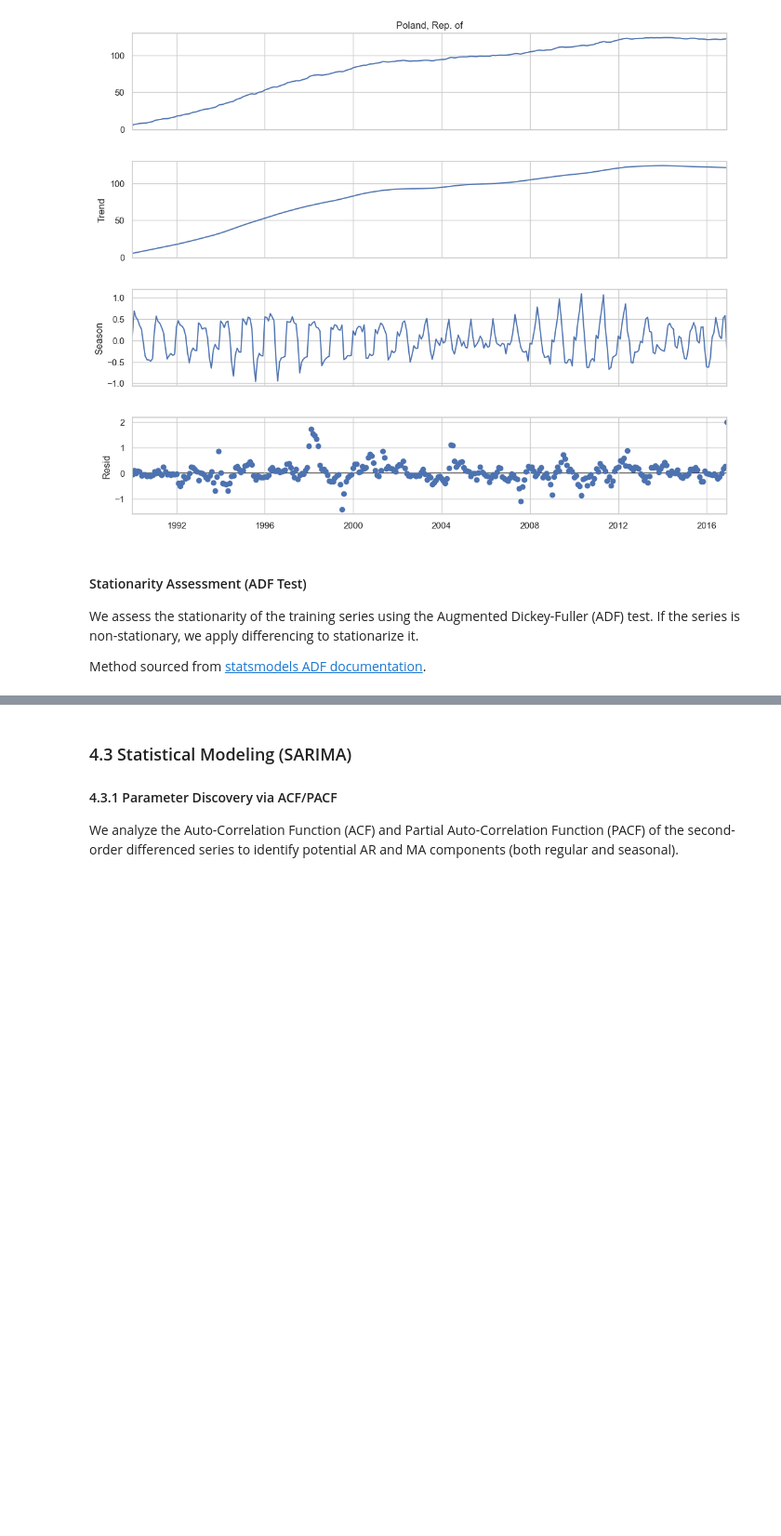
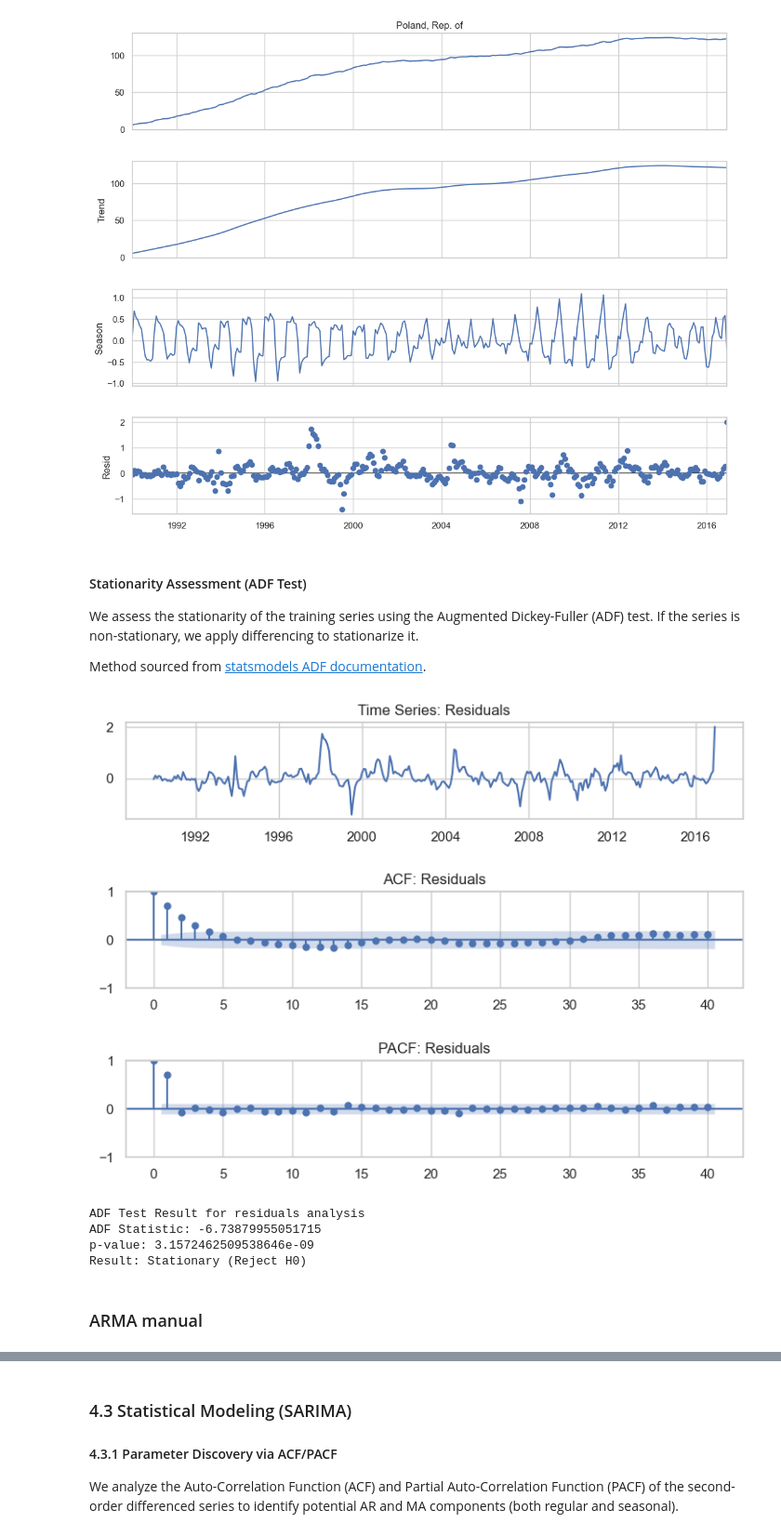
Before and after one commit to Pedr0S22/price-tagging-cpi, a Jupyter notebook: cpi-tagging.ipynb, the cells around one changed output, grey strips where cells are left out. Shown at 93% size. Saved outputs shown, nothing was run; the diff lists cells and outputs as text; code cells hidden in the pictures; blank space fills up the shorter version.

```diff
--- a/cpi-tagging.ipynb
+++ b/cpi-tagging.ipynb
@@ -152,0 +181,32 @@ Method sourced from [statsmodels ADF documentation](https://www.statsmodels.org/
+# %%
+def plot_residuals_analysis(series, title="Residuals"):
+    # Drop NaN values, which can sometimes appear at the ends of a decomposition
+    series = series.dropna()
+
+    # Using the vertical 3-row layout
+    fig, axs = plt.subplots(3, 1, figsize=(8, 6))
+
+    # Plot the raw residual series
+    axs[0].plot(series)
+    axs[0].set_title(f'Time Series: {title}')
+
+    # Plot ACF
+    plot_acf(series, lags=40, ax=axs[1], title=f'ACF: {title}')
+
+    # Plot PACF
+    plot_pacf(series, lags=40, ax=axs[2], title=f'PACF: {title}')
+
+    fig.tight_layout(pad=2.0)
+    plt.show()
+
+# Run the plot on your residual component
+plot_residuals_analysis(residual)
+check_stationarity(residual, "residuals analysis")
+# %% [output]
+[figure, added]
+ADF Test Result for residuals analysis
+ADF Statistic: -6.73879955051715
+p-value: 3.1572462509538646e-09
+Result: Stationary (Reject H0)
+# %% [markdown]
+### ARMA manual
```
Also changed, not shown: parts of 20 cells of this notebook.
